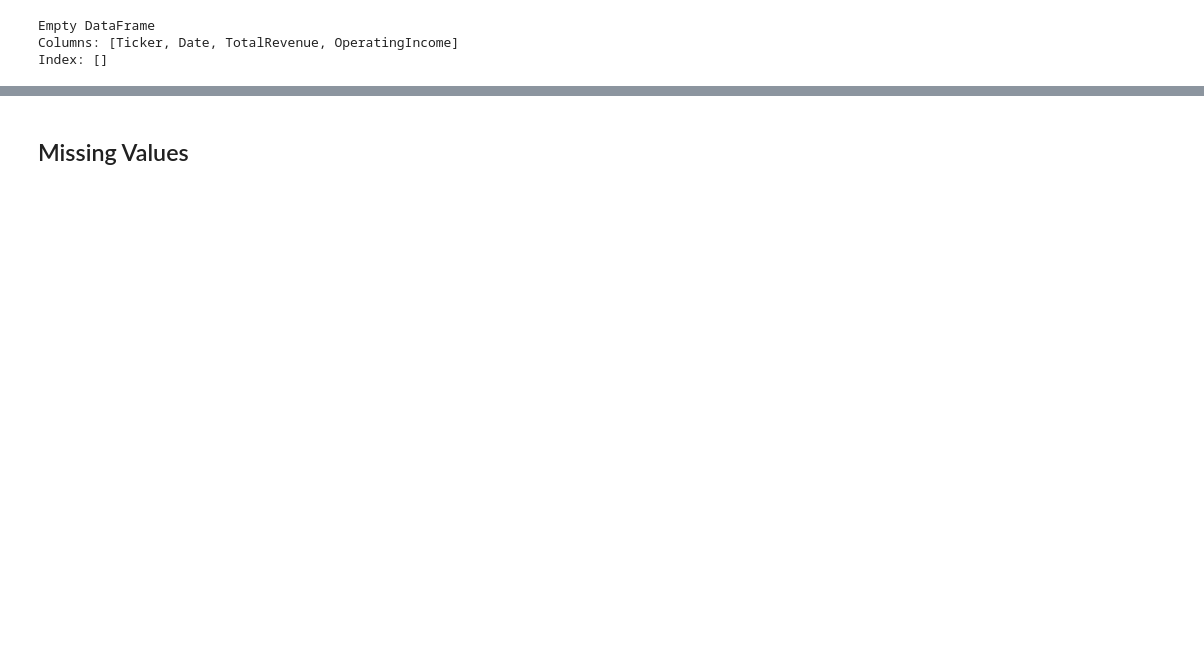
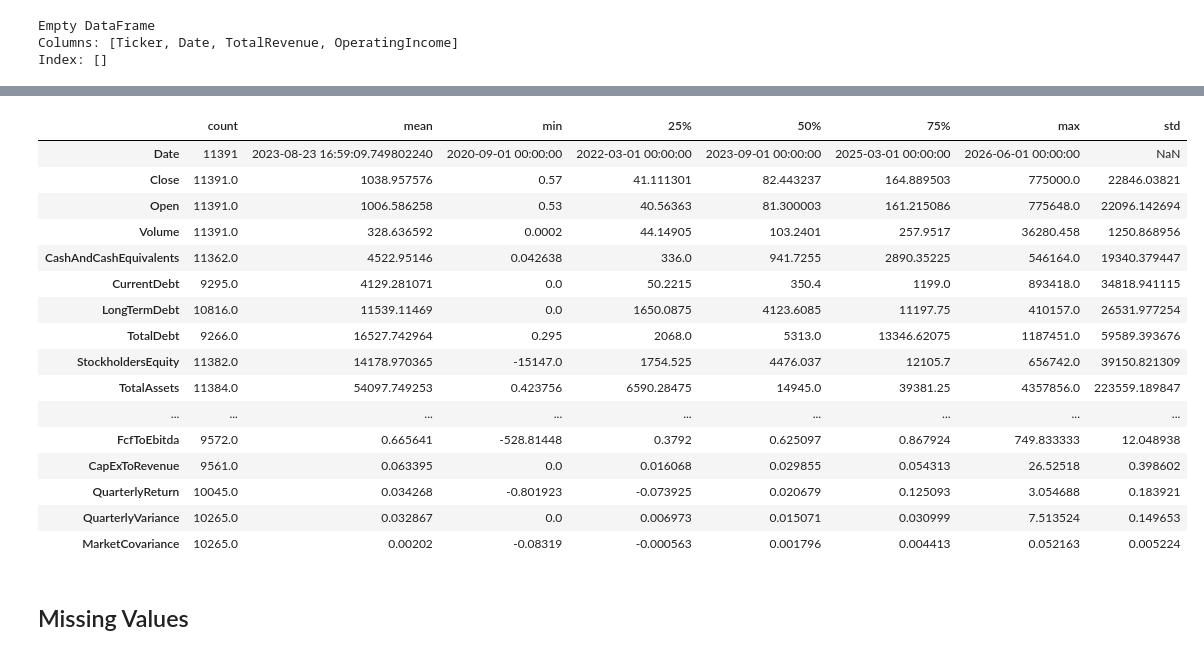
Before and after one commit to sebakremis/FinDataMining, a Jupyter notebook: 02_Notebook_Transformacion.ipynb, the cells around one changed output, grey strips where cells are left out. Saved outputs shown, nothing was run; the diff lists cells and outputs as text; code cells hidden in the pictures; blank space fills up the shorter version.

```diff
--- a/02_Notebook_Transformacion.ipynb
+++ b/02_Notebook_Transformacion.ipynb
@@ -219,3 +380,23 @@ mostrar_missings(df_with_features)
+# %%
+df_with_features.describe().T
+# %% [output]
+|  | count | mean | min | 25% | 50% | 75% | max | std |
+| Date | 11391 | 2023-08-23 16:59:09.749802240 | 2020-09-01 00:00:00 | 2022-03-01 00:00:00 | 2023-09-01 00:00:00 | 2025-03-01 00:00:00 | 2026-06-01 00:00:00 | NaN |
+| Close | 11391.0 | 1038.957576 | 0.57 | 41.111301 | 82.443237 | 164.889503 | 775000.0 | 22846.03821 |
+| Open | 11391.0 | 1006.586258 | 0.53 | 40.56363 | 81.300003 | 161.215086 | 775648.0 | 22096.142694 |
+| Volume | 11391.0 | 328.636592 | 0.0002 | 44.14905 | 103.2401 | 257.9517 | 36280.458 | 1250.868956 |
+| CashAndCashEquivalents | 11362.0 | 4522.95146 | 0.042638 | 336.0 | 941.7255 | 2890.35225 | 546164.0 | 19340.379447 |
+| CurrentDebt | 9295.0 | 4129.281071 | 0.0 | 50.2215 | 350.4 | 1199.0 | 893418.0 | 34818.941115 |
+| LongTermDebt | 10816.0 | 11539.11469 | 0.0 | 1650.0875 | 4123.6085 | 11197.75 | 410157.0 | 26531.977254 |
+| TotalDebt | 9266.0 | 16527.742964 | 0.295 | 2068.0 | 5313.0 | 13346.62075 | 1187451.0 | 59589.393676 |
+| StockholdersEquity | 11382.0 | 14178.970365 | -15147.0 | 1754.525 | 4476.037 | 12105.7 | 656742.0 | 39150.821309 |
+| TotalAssets | 11384.0 | 54097.749253 | 0.423756 | 6590.28475 | 14945.0 | 39381.25 | 4357856.0 | 223559.189847 |
+| ... | ... | ... | ... | ... | ... | ... | ... | ... |
+| FcfToEbitda | 9572.0 | 0.665641 | -528.81448 | 0.3792 | 0.625097 | 0.867924 | 749.833333 | 12.048938 |
+| CapExToRevenue | 9561.0 | 0.063395 | 0.0 | 0.016068 | 0.029855 | 0.054313 | 26.52518 | 0.398602 |
+| QuarterlyReturn | 10045.0 | 0.034268 | -0.801923 | -0.073925 | 0.020679 | 0.125093 | 3.054688 | 0.183921 |
+| QuarterlyVariance | 10265.0 | 0.032867 | 0.0 | 0.006973 | 0.015071 | 0.030999 | 7.513524 | 0.149653 |
+| MarketCovariance | 10265.0 | 0.00202 | -0.08319 | -0.000563 | 0.001796 | 0.004413 | 0.052163 | 0.005224 |
 # %% [markdown]
 ## Missing Values
 # %%
```
Also changed, not shown: parts of 33 cells of this notebook, 2 other files.
